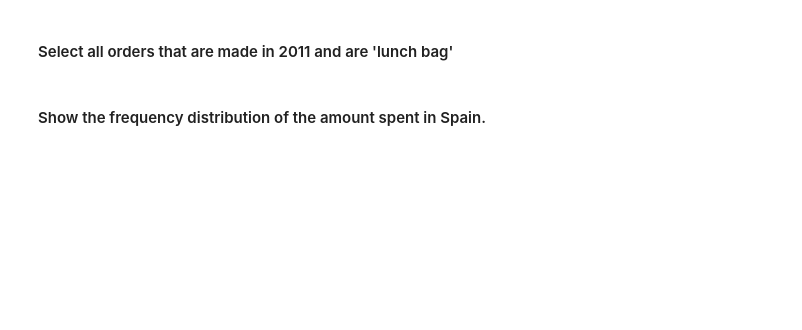
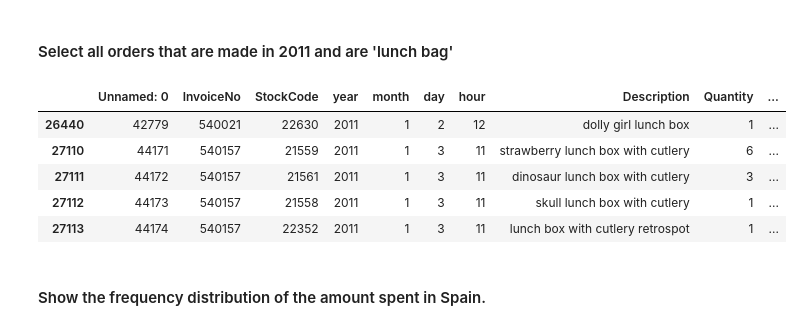
Before and after one commit to JulianTrufero/lab-descriptive-stats, a Jupyter notebook: your-code/main_2.ipynb, the cells around one changed output. Saved outputs shown, nothing was run; the diff lists cells and outputs as text; code cells hidden in the pictures; blank space fills up the shorter version.

```diff
--- a/your-code/main_2.ipynb
+++ b/your-code/main_2.ipynb
@@ -376,4 +430,13 @@ orders.describe()
 # %% [markdown]
 #### Select all orders that are made in 2011 and are 'lunch bag'
+# %%
+orders[(orders.Description.str.contains("lunch box")) & (orders.year == 2011)].head()
+# %% [output]
+|  | Unnamed: 0 | InvoiceNo | StockCode | year | month | day | hour | Description | Quantity | ... |
+| 26440 | 42779 | 540021 | 22630 | 2011 | 1 | 2 | 12 | dolly girl lunch box | 1 | ... |
+| 27110 | 44171 | 540157 | 21559 | 2011 | 1 | 3 | 11 | strawberry lunch box with cutlery | 6 | ... |
+| 27111 | 44172 | 540157 | 21561 | 2011 | 1 | 3 | 11 | dinosaur lunch box with cutlery | 3 | ... |
+| 27112 | 44173 | 540157 | 21558 | 2011 | 1 | 3 | 11 | skull lunch box with cutlery | 1 | ... |
+| 27113 | 44174 | 540157 | 22352 | 2011 | 1 | 3 | 11 | lunch box with cutlery retrospot | 1 | ... |
 # %% [markdown]
 #### Show the frequency distribution of the amount spent in Spain.
```
Also changed, not shown: parts of 14 cells of this notebook.
